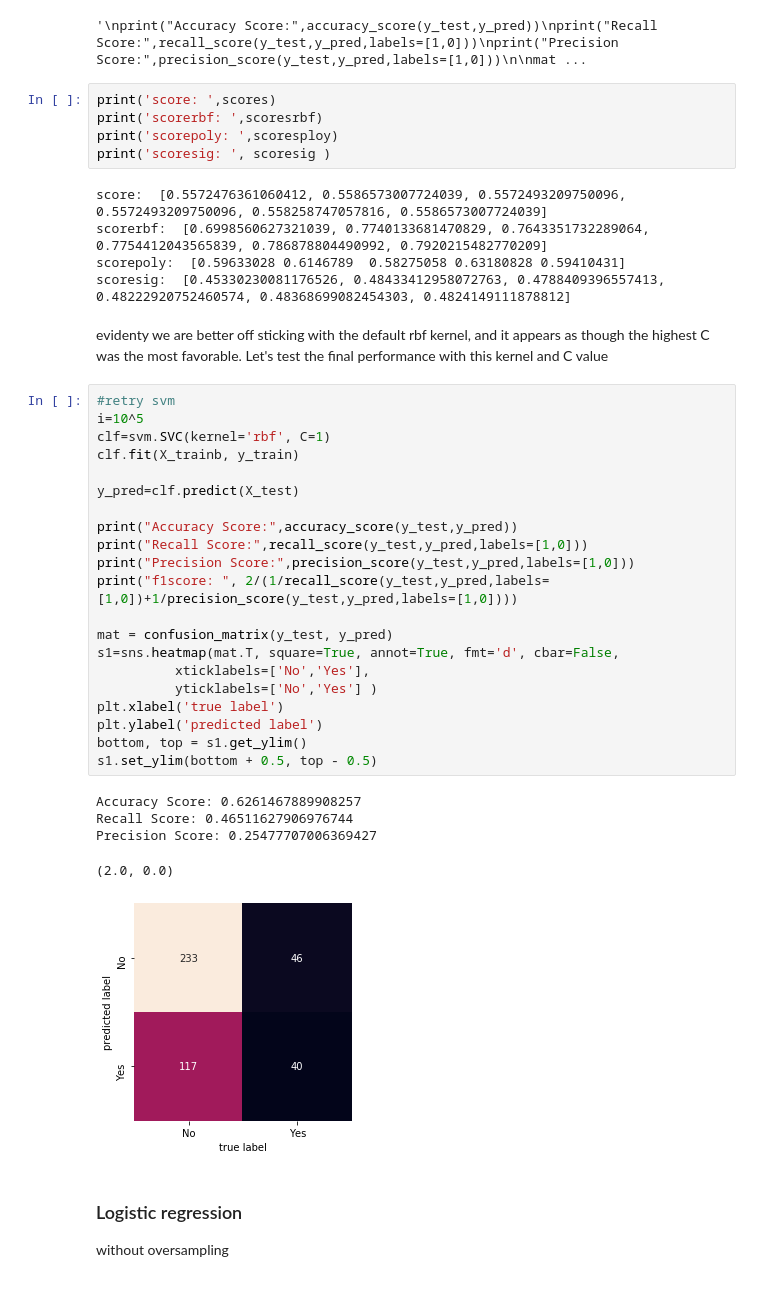
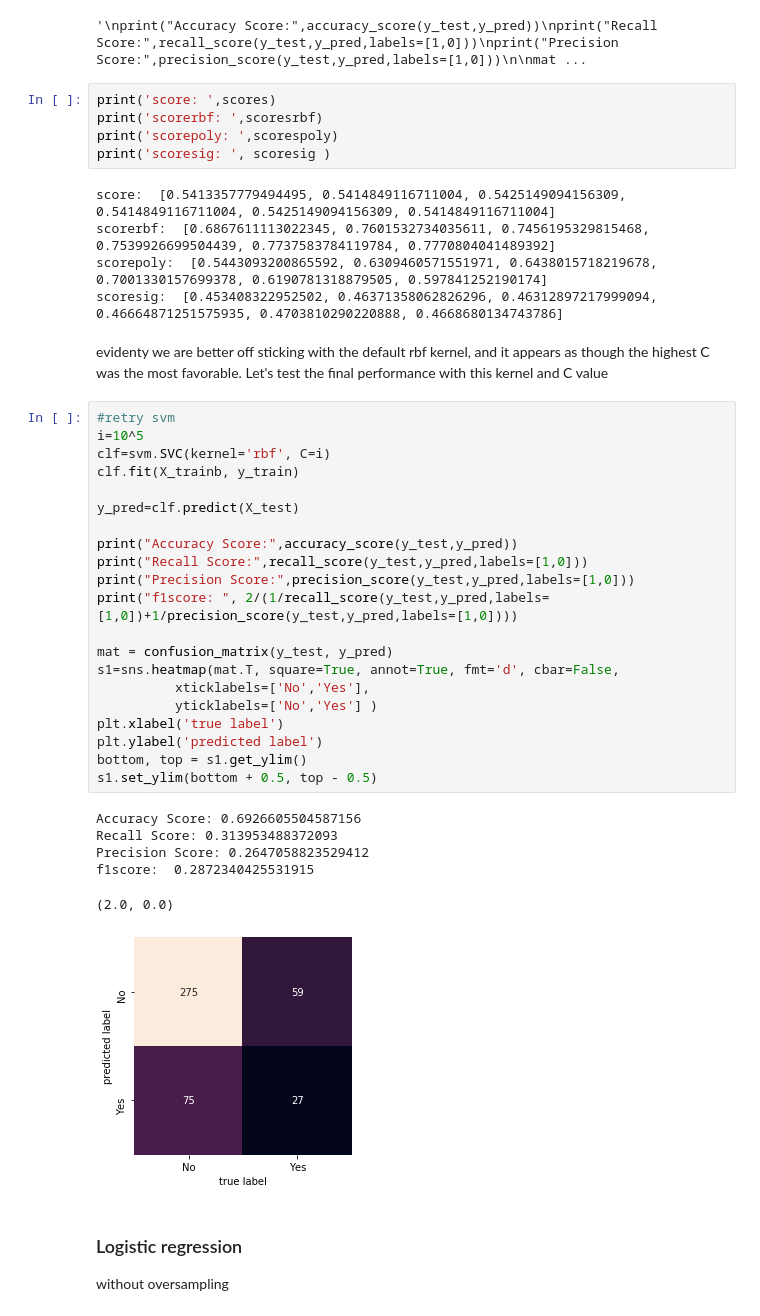
Before and after one commit to Mgallese97/Data-Science-in-Practice, a Jupyter notebook: Project/Projectupdate03052020.ipynb, the cells around one changed output. Saved outputs shown, nothing was run; the diff lists cells and outputs as text.

```diff
--- a/Project/Projectupdate03052020.ipynb
+++ b/Project/Projectupdate03052020.ipynb
@@ -1069,42 +1034,43 @@ df1_over  1397
 # %%
 print('score: ',scores)
 print('scorerbf: ',scoresrbf)
-print('scorepoly: ',scoresploy)
+print('scorepoly: ',scorespoly)
 print('scoresig: ', scoresig )
 # %% [output]
-score:  [0.5572476361060412, 0.5586573007724039, 0.5572493209750096, 0.5572493209750096, 0.558258747057816, 0.5586573007724039]
-scorerbf:  [0.6998560627321039, 0.7740133681470829, 0.7643351732289064, 0.7754412043565839, 0.786878804490992, 0.7920215482770209]
-scorepoly:  [0.59633028 0.6146789  0.58275058 0.63180828 0.59410431]
-scoresig:  [0.45330230081176526, 0.48433412958072763, 0.4788409396557413, 0.48222920752460574, 0.48368699082454303, 0.4824149111878812]
+score:  [0.5413357779494495, 0.5414849116711004, 0.5425149094156309, 0.5414849116711004, 0.5425149094156309, 0.5414849116711004]
+scorerbf:  [0.6867611113022345, 0.7601532734035611, 0.7456195329815468, 0.7539926699504439, 0.7737583784119784, 0.7770804041489392]
+scorepoly:  [0.5443093200865592, 0.6309460571551971, 0.6438015718219678, 0.7001330157699378, 0.6190781318879505, 0.597841252190174]
+scoresig:  [0.453408322952502, 0.46371358062826296, 0.46312897217999094, 0.46664871251575935, 0.4703810290220888, 0.4668680134743786]
 # %% [markdown]
 evidenty we are better off sticking with the default rbf kernel, and it appears as though the highest C was the most favorable. Let's test the final performance with this kernel and C value
 # %%
 #retry svm
 i=10^5
-clf=svm.SVC(kernel='rbf', C=1)
+clf=svm.SVC(kernel='rbf', C=i)
 clf.fit(X_trainb, y_train)
 
 y_pred=clf.predict(X_test)
 
 print("Accuracy Score:",accuracy_score(y_test,y_pred))
 print("Recall Score:",recall_score(y_test,y_pred,labels=[1,0]))
 print("Precision Score:",precision_score(y_test,y_pred,labels=[1,0]))
 print("f1score: ", 2/(1/recall_score(y_test,y_pred,labels=[1,0])+1/precision_score(y_test,y_pred,labels=[1,0])))
 
 mat = confusion_matrix(y_test, y_pred)
 s1=sns.heatmap(mat.T, square=True, annot=True, fmt='d', cbar=False,
           xticklabels=['No','Yes'],
           yticklabels=['No','Yes'] )
 plt.xlabel('true label')
 plt.ylabel('predicted label')
 bottom, top = s1.get_ylim()
 s1.set_ylim(bottom + 0.5, top - 0.5)
 # %% [output]
-Accuracy Score: 0.6261467889908257
-Recall Score: 0.46511627906976744
-Precision Score: 0.25477707006369427
+Accuracy Score: 0.6926605504587156
+Recall Score: 0.313953488372093
+Precision Score: 0.2647058823529412
+f1score:  0.2872340425531915
 (2.0, 0.0)
-[figure, old version]
+[figure, new version]
 # %% [markdown]
 ### Logistic regression
 without oversampling
```
Also changed, not shown: parts of 78 cells of this notebook, 3 other files.
